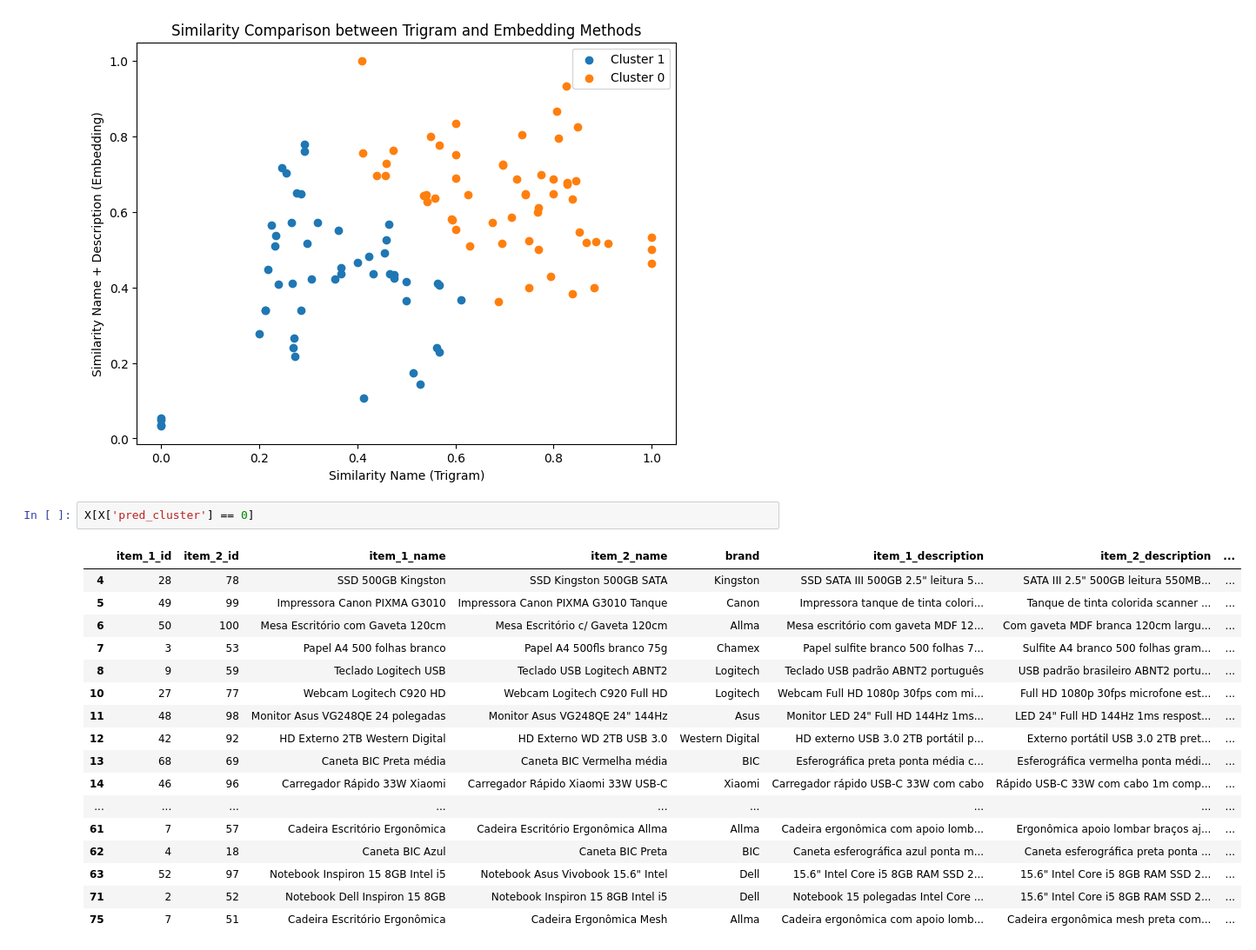
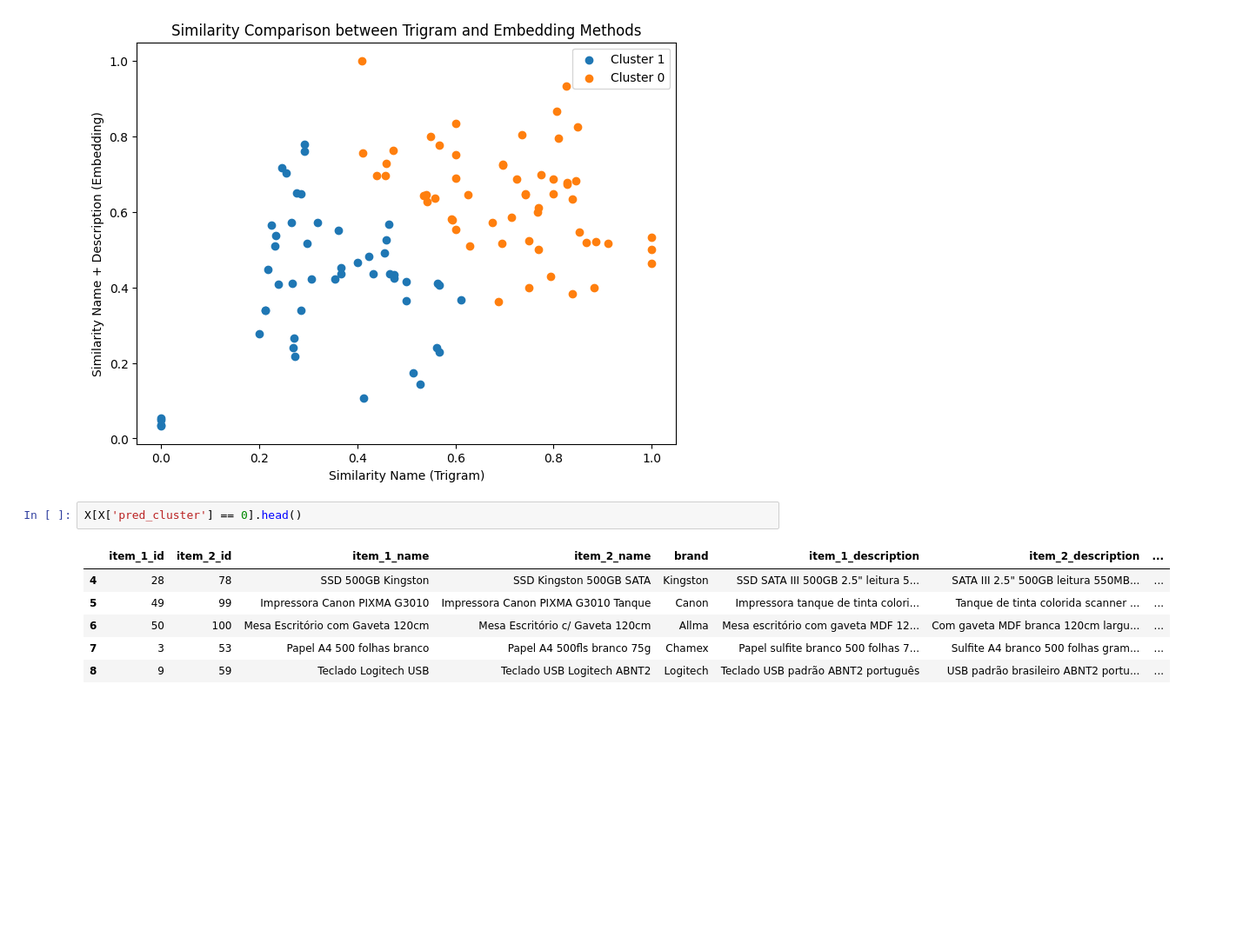
Before and after one commit to zanyev/link-api, a Jupyter notebook: test_splink.ipynb, the cells around one changed output. Shown: that part at 87% size. Saved outputs shown, nothing was run; the diff lists cells and outputs as text; blank space fills up the shorter version.

```diff
--- a/test_splink.ipynb
+++ b/test_splink.ipynb
@@ -143,22 +168,11 @@ plt.show()
 # %% [output]
 [figure]
 # %%
-X[X['pred_cluster'] == 0]
+X[X['pred_cluster'] == 0].head()
 # %% [output]
 |  | item_1_id | item_2_id | item_1_name | item_2_name | brand | item_1_description | item_2_description | ... |
 | 4 | 28 | 78 | SSD 500GB Kingston | SSD Kingston 500GB SATA | Kingston | SSD SATA III 500GB 2.5" leitura 5... | SATA III 2.5" 500GB leitura 550MB... | ... |
 | 5 | 49 | 99 | Impressora Canon PIXMA G3010 | Impressora Canon PIXMA G3010 Tanque | Canon | Impressora tanque de tinta colori... | Tanque de tinta colorida scanner ... | ... |
 | 6 | 50 | 100 | Mesa Escritório com Gaveta 120cm | Mesa Escritório c/ Gaveta 120cm | Allma | Mesa escritório com gaveta MDF 12... | Com gaveta MDF branca 120cm largu... | ... |
 | 7 | 3 | 53 | Papel A4 500 folhas branco | Papel A4 500fls branco 75g | Chamex | Papel sulfite branco 500 folhas 7... | Sulfite A4 branco 500 folhas gram... | ... |
 | 8 | 9 | 59 | Teclado Logitech USB | Teclado USB Logitech ABNT2 | Logitech | Teclado USB padrão ABNT2 português | USB padrão brasileiro ABNT2 portu... | ... |
-| 10 | 27 | 77 | Webcam Logitech C920 HD | Webcam Logitech C920 Full HD | Logitech | Webcam Full HD 1080p 30fps com mi... | Full HD 1080p 30fps microfone est... | ... |
-| 11 | 48 | 98 | Monitor Asus VG248QE 24 polegadas | Monitor Asus VG248QE 24" 144Hz | Asus | Monitor LED 24" Full HD 144Hz 1ms... | LED 24" Full HD 144Hz 1ms respost... | ... |
-| 12 | 42 | 92 | HD Externo 2TB Western Digital | HD Externo WD 2TB USB 3.0 | Western Digital | HD externo USB 3.0 2TB portátil p... | Externo portátil USB 3.0 2TB pret... | ... |
-| 13 | 68 | 69 | Caneta BIC Preta média | Caneta BIC Vermelha média | BIC | Esferográfica preta ponta média c... | Esferográfica vermelha ponta médi... | ... |
-| 14 | 46 | 96 | Carregador Rápido 33W Xiaomi | Carregador Rápido Xiaomi 33W USB-C | Xiaomi | Carregador rápido USB-C 33W com cabo | Rápido USB-C 33W com cabo 1m comp... | ... |
-| ... | ... | ... | ... | ... | ... | ... | ... | ... |
-| 61 | 7 | 57 | Cadeira Escritório Ergonômica | Cadeira Escritório Ergonômica Allma | Allma | Cadeira ergonômica com apoio lomb... | Ergonômica apoio lombar braços aj... | ... |
-| 62 | 4 | 18 | Caneta BIC Azul | Caneta BIC Preta | BIC | Caneta esferográfica azul ponta m... | Caneta esferográfica preta ponta ... | ... |
-| 63 | 52 | 97 | Notebook Inspiron 15 8GB Intel i5 | Notebook Asus Vivobook 15.6" Intel | Dell | 15.6" Intel Core i5 8GB RAM SSD 2... | 15.6" Intel Core i5 8GB RAM SSD 2... | ... |
-| 71 | 2 | 52 | Notebook Dell Inspiron 15 8GB | Notebook Inspiron 15 8GB Intel i5 | Dell | Notebook 15 polegadas Intel Core ... | 15.6" Intel Core i5 8GB RAM SSD 2... | ... |
-| 75 | 7 | 51 | Cadeira Escritório Ergonômica | Cadeira Ergonômica Mesh | Allma | Cadeira ergonômica com apoio lomb... | Cadeira ergonômica mesh preta com... | ... |
```
Also changed, not shown: parts of 20 cells of this notebook.
